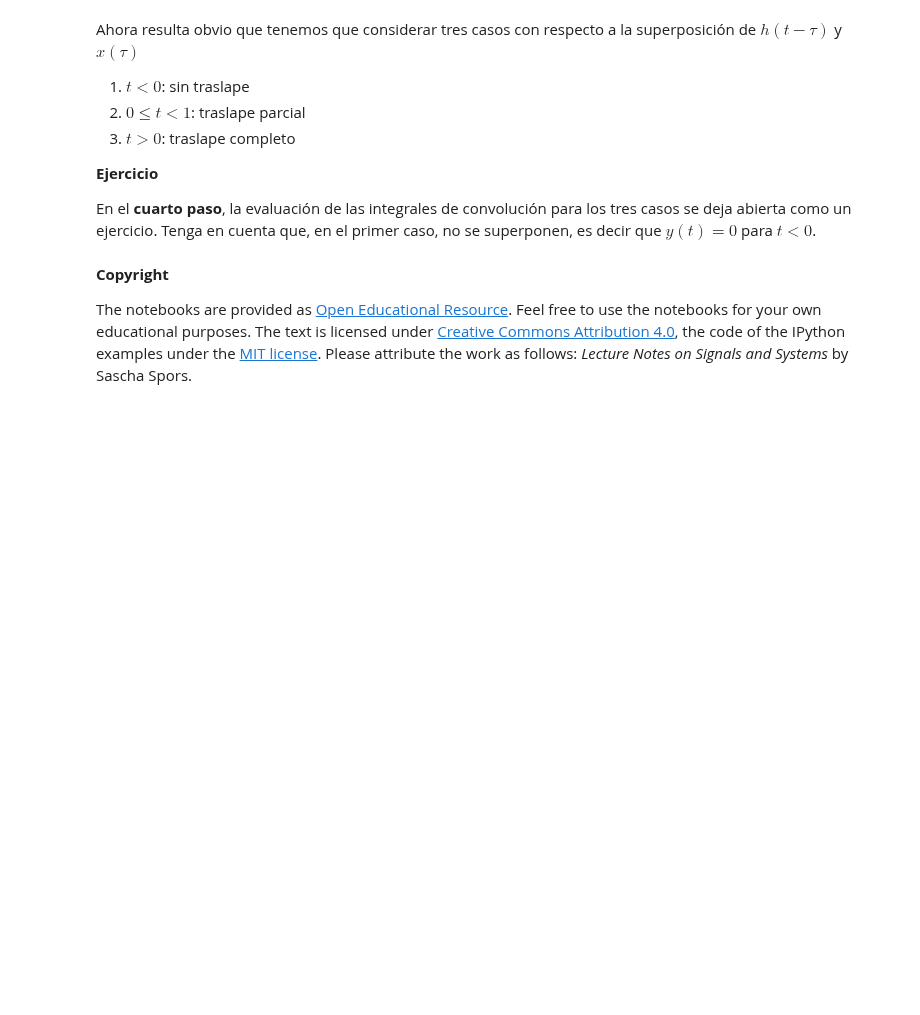
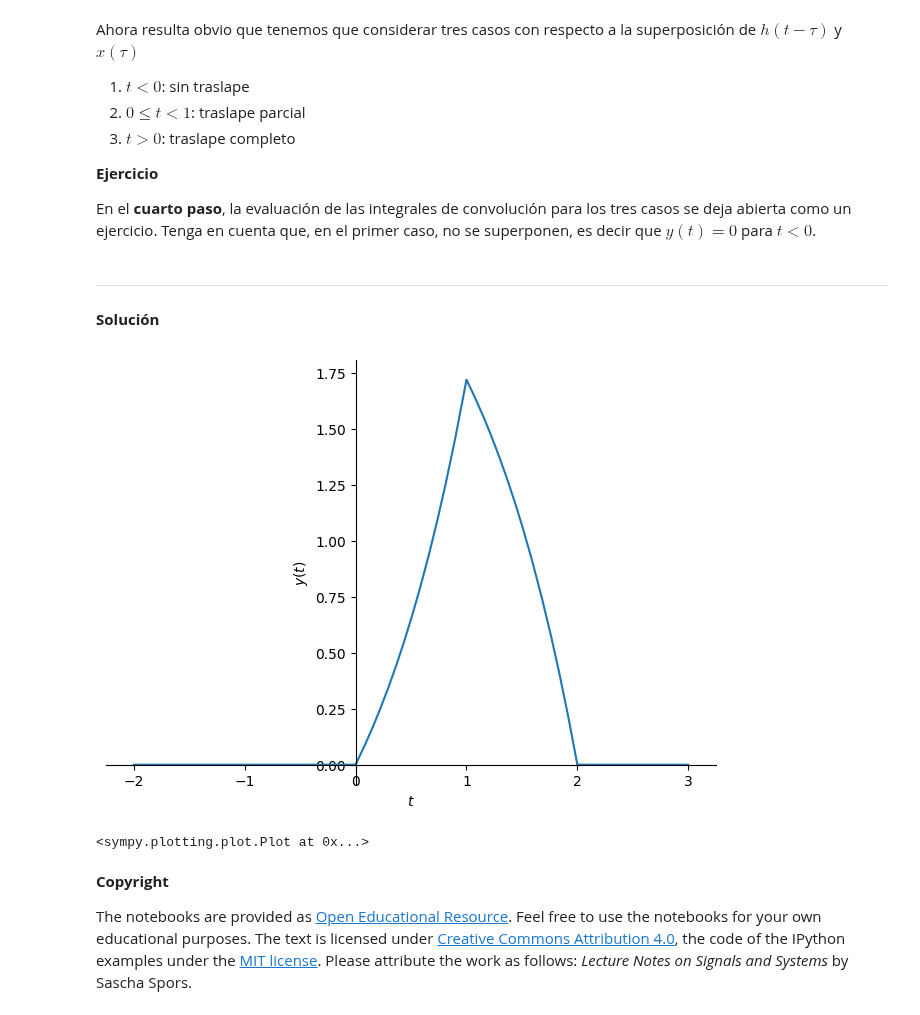
Before and after one commit to Locojuan9/se-ales_y_sistemas, a Jupyter notebook: 2_SLIT/1_Convolucion.ipynb, the cells around one changed output. Saved outputs shown, nothing was run; the diff lists cells and outputs as text; code cells hidden in the pictures; blank space fills up the shorter version.

```diff
--- a/2_SLIT/1_Convolucion.ipynb
+++ b/2_SLIT/1_Convolucion.ipynb
@@ -146,6 +146,25 @@ Ahora resulta obvio que tenemos que considerar tres casos con respecto a la supe
 **Ejercicio**
 
 En el **cuarto paso**, la evaluación de las integrales de convolución para los tres casos se deja abierta como un ejercicio. Tenga en cuenta que, en el primer caso, no se superponen, es decir que $y(t)=0$ para $t<0$.
+# %% [markdown]
+
+
+---
+
+
+**Solución**
+# %%
+tau = sym.symbols('tau', real=True)
+#y(t) para el caso1 = 0
+caso2 = sym.integrate(x1 * sym.exp(t-tau), (tau, 0, t))
+caso3 = sym.integrate(x1 * sym.exp(t-tau), (tau, t-1, t))
+
+y = sym.Piecewise((0, t < 0), (caso2, (t >= 0) & (t < 1)), (caso3, t >= 1))
+
+sym.plot(y, (t, -2, 3), ylabel=r'$y(t)$', xlabel=r'$t$', show=True)
+# %% [output]
+[figure, added]
+<sympy.plotting.plot.Plot at 0x...>
 # %% [markdown]
 **Copyright**
 
```
Also changed, not shown: parts of 4 cells of this notebook.
